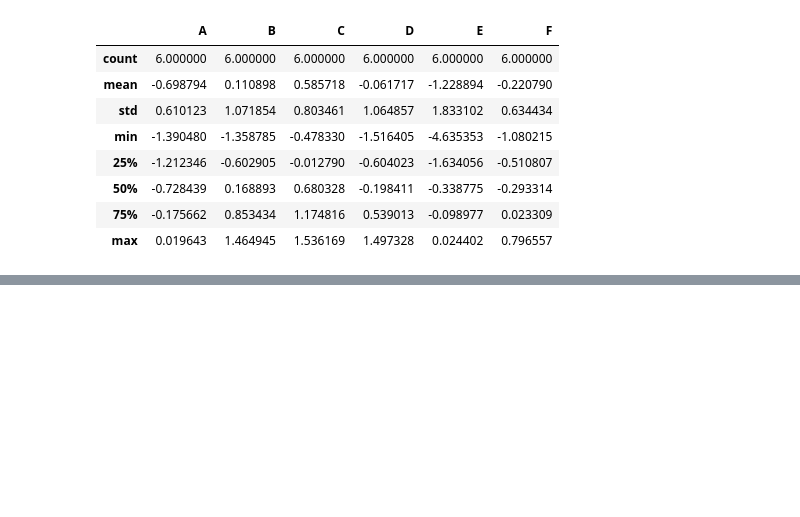
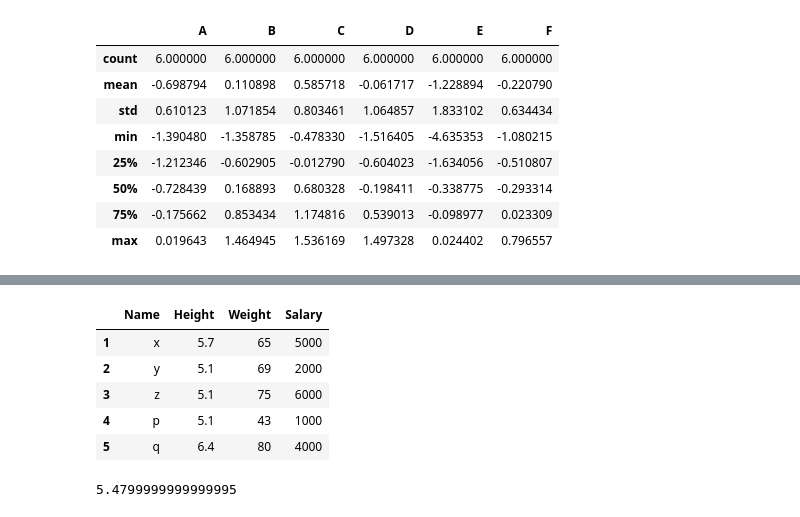
Before and after one commit to akshay4/python, a Jupyter notebook: Pandas_Python.ipynb, the cells around one changed output, grey strips where cells are left out. Saved outputs shown, nothing was run; the diff lists cells and outputs as text; code cells hidden in the pictures; blank space fills up the shorter version.

```diff
--- a/Pandas_Python.ipynb
+++ b/Pandas_Python.ipynb
@@ -212,0 +314,15 @@ df2.describe()
+# %%
+olddata = data.copy()
+# %%
+olddata
+# %% [output]
+|  | Name | Height | Weight | Salary |
+| 1 | x | 5.7 | 65 | 5000 |
+| 2 | y | 5.1 | 69 | 2000 |
+| 3 | z | 5.1 | 75 | 6000 |
+| 4 | p | 5.1 | 43 | 1000 |
+| 5 | q | 6.4 | 80 | 4000 |
+# %%
+np.mean(data['Height'])
+# %% [output]
+5.4799999999999995
```
Also changed, not shown: parts of 29 cells of this notebook.
